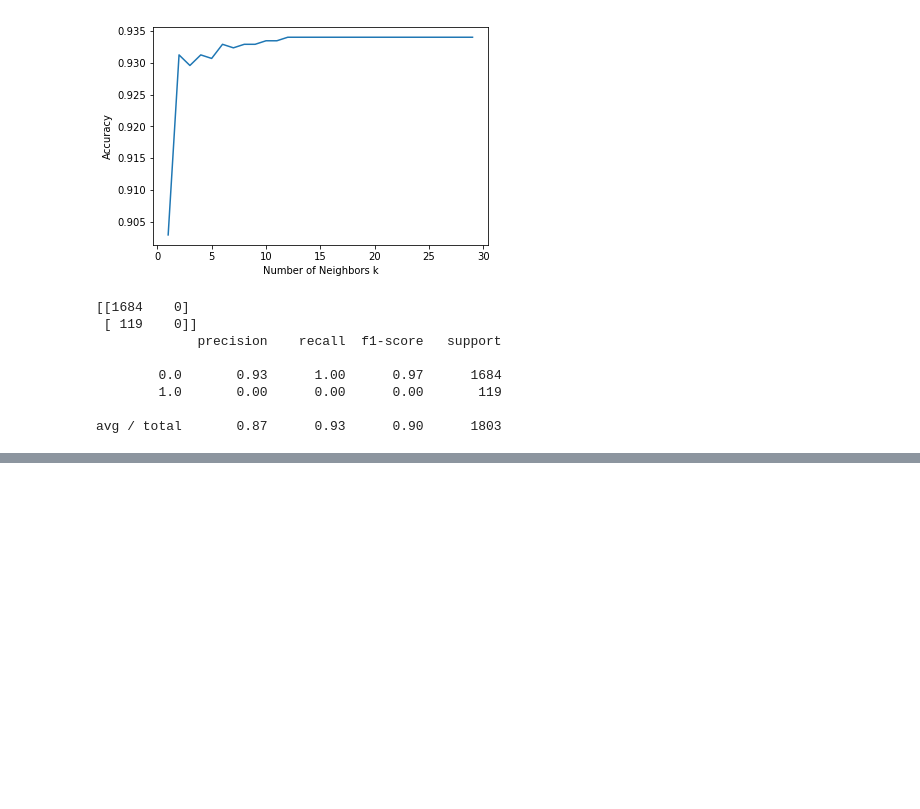
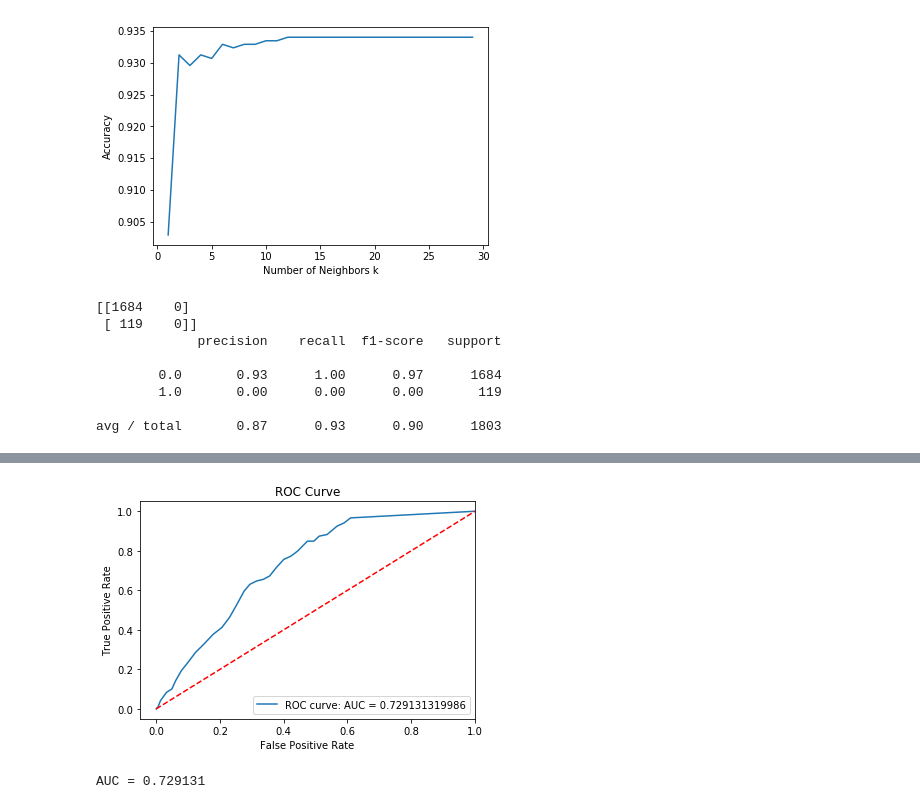
Before and after one commit to Opimenov/weather-prediction, a Jupyter notebook: Experimental Samples/KNN.ipynb, the cells around one changed output, grey strips where cells are left out. Drawn from its saved outputs; the diff is of its cells as text; code cells hidden in the pictures; blank space fills up the shorter version.

```diff
--- a/Experimental Samples/KNN.ipynb
+++ b/Experimental Samples/KNN.ipynb
@@ -134,0 +199,28 @@ plot.show()
+# %%
+y_pred_prob = knn_balanced.predict_proba(x_test)[::, 1]
+fpr, tpr, thresholds = metrics.roc_curve(y_test, y_pred_prob)
+# True Positive Rate, tpr = (TP) / (TP + FN)
+# False Positive Rate, fpr = (FP) / (FP + TN)
+# print(thresholds)
+auc = metrics.roc_auc_score(y_test, y_pred_prob)
+plot.plot(fpr, tpr, label = "ROC curve: AUC = " + str(auc))
+plot.title('ROC Curve')
+plot.legend(loc = 'lower right')
+plot.plot([0, 1], [0, 1], 'r--')
+plot.xlim([-0.05, 1.0])
+plot.ylim([-0.05, 1.05])
+plot.ylabel('True Positive Rate')
+plot.xlabel('False Positive Rate')
+plot.show()
+print "AUC = %f" % auc
+
+# KNN with balanced data gets higher AUC = 0.727632 than imbalanced data's AUC = 0.708223
+
+# For the best performance with KNN classifier and best performance with naive
+# bayes classifier, the naive bayes classifier gets higher AUC (0.843021) than
+# KNN's AUC (0.729131). Therefore, the naive bayes classifier is better to use in
+# this data set and the balanced data set gets better result than the imbalanced
+# data set
+# %% [output]
+[figure, added]
+AUC = 0.729131
```
Also changed, not shown: parts of 5 cells of this notebook, 1 other file.
